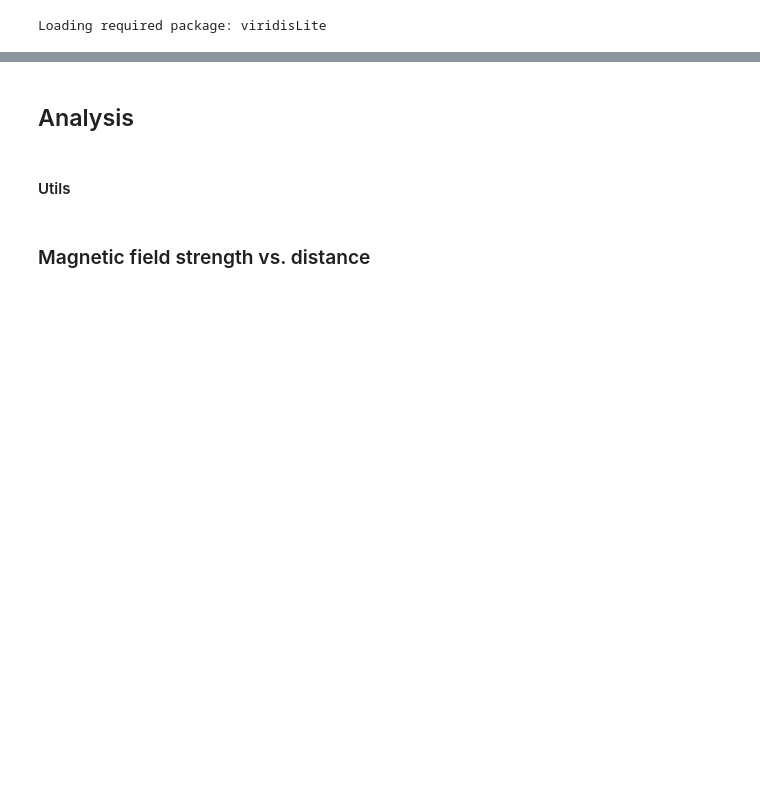
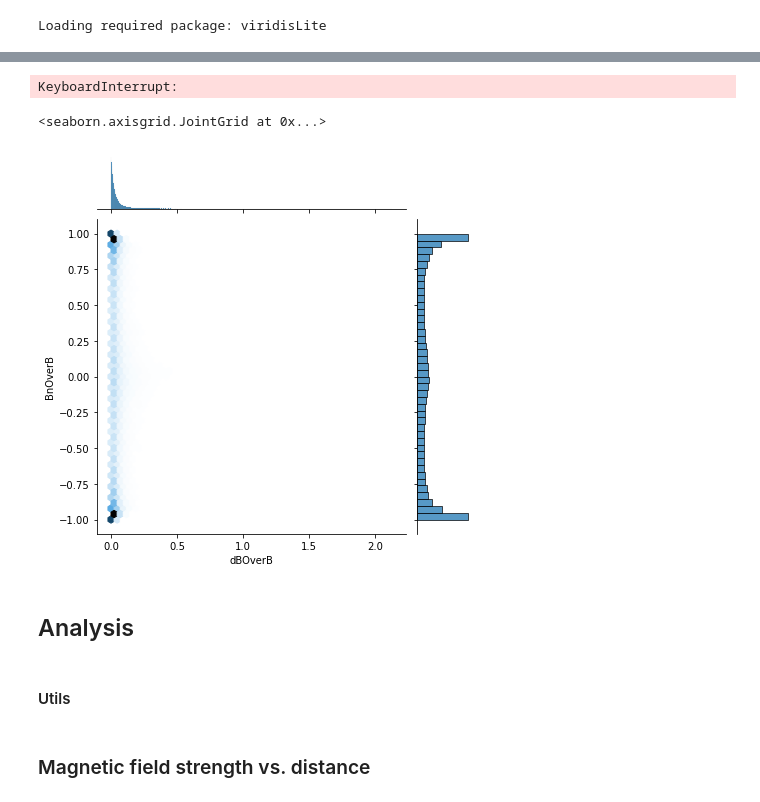
Before and after one commit to Beforerr/planet, a Jupyter notebook: nbs/_test.ipynb, the cells around one changed output, grey strips where cells are left out. Saved outputs shown, nothing was run; the diff lists cells and outputs as text; code cells hidden in the pictures; blank space fills up the shorter version.

```diff
--- a/nbs/_test.ipynb
+++ b/nbs/_test.ipynb
@@ -90,5 +147,8 @@ sta_candidates = pl.scan_parquet(sta_fp).collect()
 # %%
-all_candidates = pl.concat(
+if Path("../data/candidates.csv").exists():
+    all_candidates = pl.read_csv("../data/candidates.csv")
+else:
+    all_candidates = pl.concat(
     [
         jno_candidates.with_columns(sat=pl.lit("JNO")),
         thb_candidates.with_columns(sat=pl.lit("THB")),
@@ -96,4 +156,4 @@ all_candidates = pl.concat(
     ],
     how="diagonal"
 )
-all_candidates.write_csv("../data/candidates.csv")
+    all_candidates.write_csv()
@@ -100,3 +164,17 @@ all_candidates.write_csv("../data/candidates.csv")
+# %%
+sns.lineplot(x="time", y="dBOverB", hue="sat", data=all_candidates)
+# %% [output]
+KeyboardInterrupt:
+# %%
+sns.jointplot(
+    all_candidates,
+    x='dBOverB', y='BnOverB',
+    # kind='kde',
+    kind="hex",
+)
+# %% [output]
+<seaborn.axisgrid.JointGrid at 0x...>
+[figure, added]
 # %%
 
 au_in_km = const.au.to("km").value
```
Also changed, not shown: parts of 12 cells of this notebook, 6 other files.
